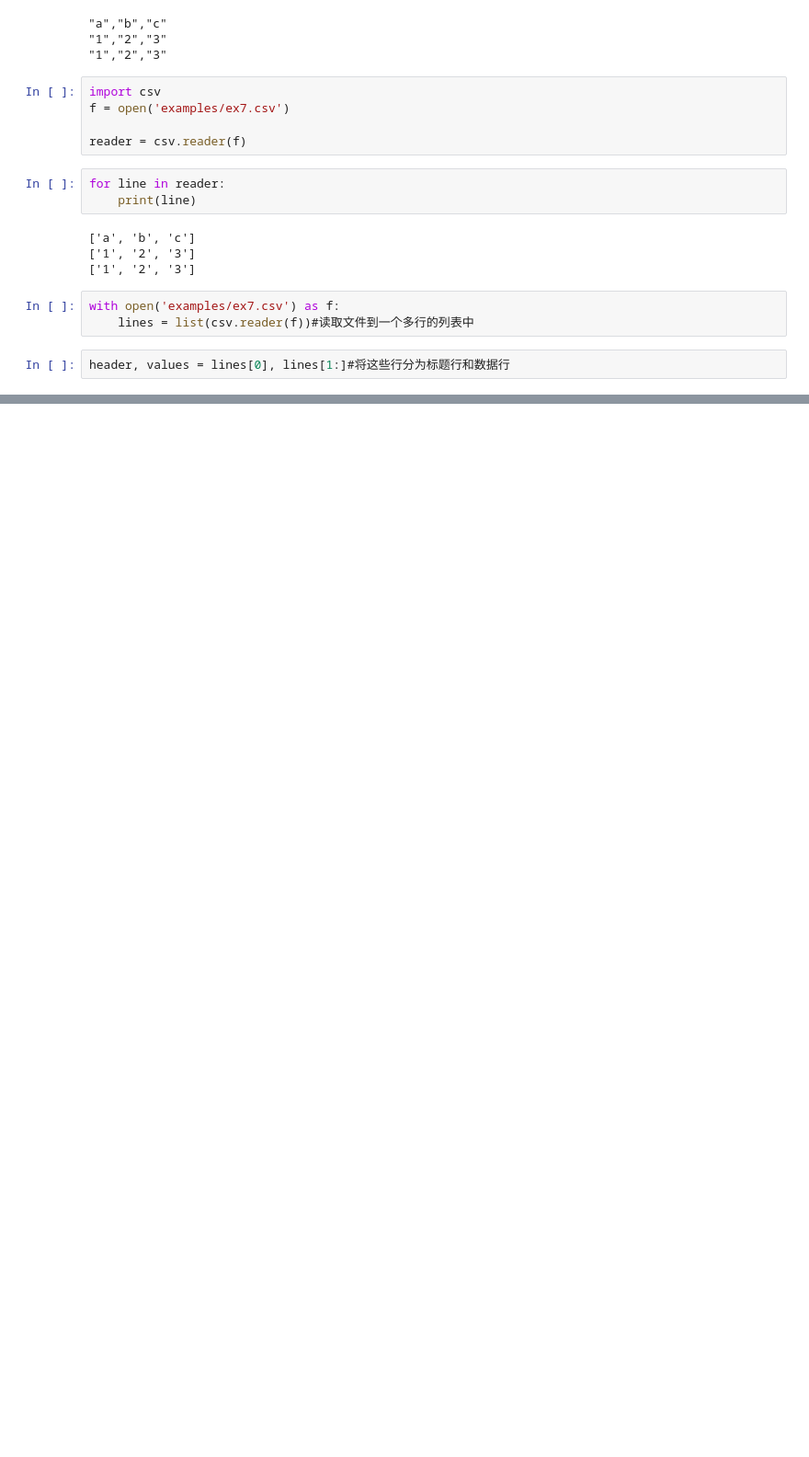
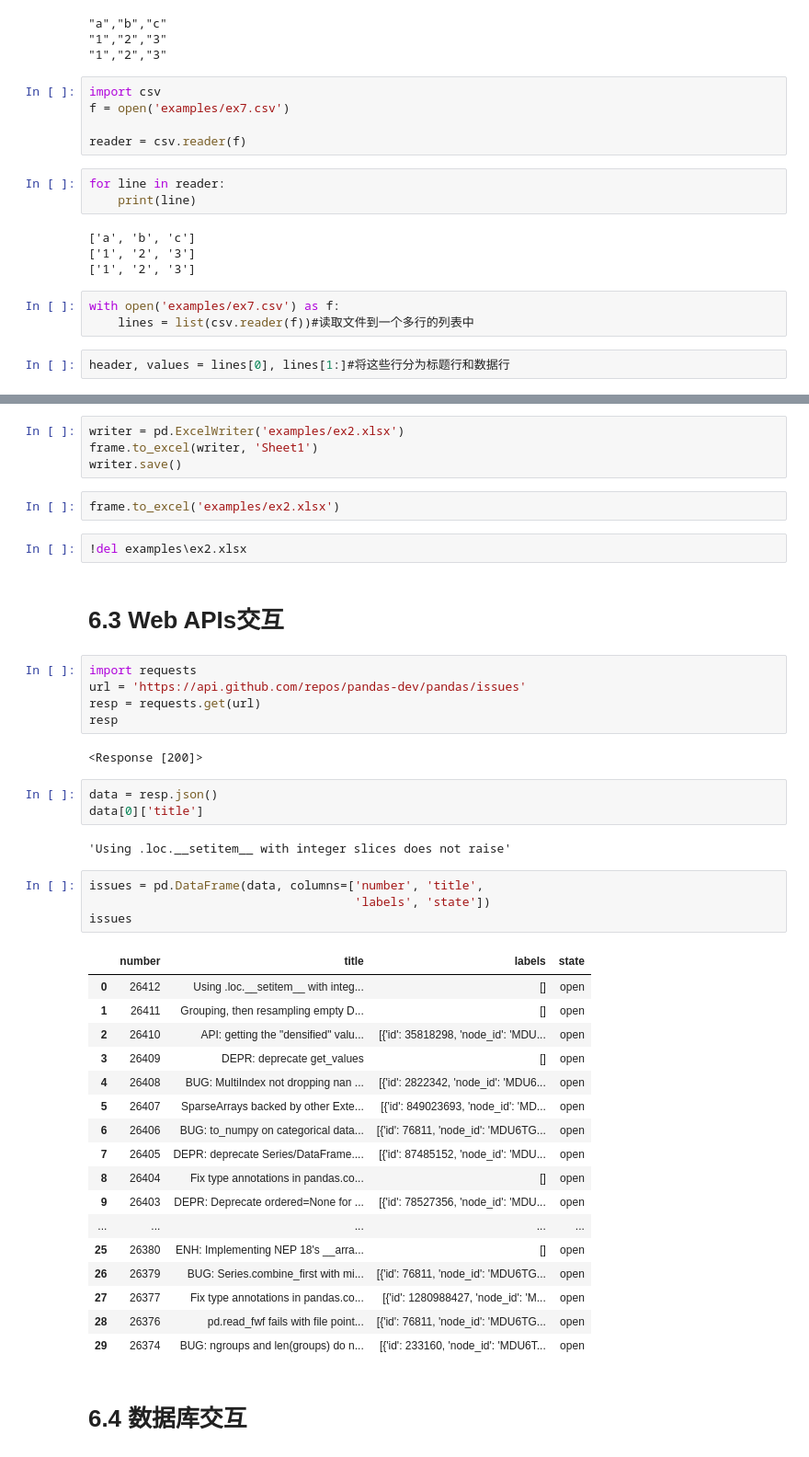
Before and after one commit to Hanryfeng/DataAnalysis, a Jupyter notebook: Chapter6.ipynb, the cells around one changed output, grey strips where cells are left out. Shown at 92% size. Cells and saved outputs as stored; diff of their text form; blank space fills up the shorter version.

```diff
--- a/Chapter6.ipynb
+++ b/Chapter6.ipynb
@@ -324,0 +541,46 @@ data_dict
+# %%
+writer = pd.ExcelWriter('examples/ex2.xlsx')
+frame.to_excel(writer, 'Sheet1')
+writer.save()
+# %%
+frame.to_excel('examples/ex2.xlsx')
+# %%
+!del examples\ex2.xlsx
+# %% [markdown]
+# 6.3 Web APIs交互
+# %%
+import requests
+url = 'https://api.github.com/repos/pandas-dev/pandas/issues'
+resp = requests.get(url)
+resp
+# %% [output]
+<Response [200]>
+# %%
+data = resp.json()
+data[0]['title']
+# %% [output]
+'Using .loc.__setitem__ with integer slices does not raise'
+# %%
+issues = pd.DataFrame(data, columns=['number', 'title',
+                                     'labels', 'state'])
+issues
+# %% [output]
+|  | number | title | labels | state |
+| 0 | 26412 | Using .loc.__setitem__ with integ... | [] | open |
+| 1 | 26411 | Grouping, then resampling empty D... | [] | open |
+| 2 | 26410 | API: getting the "densified" valu... | [{'id': 35818298, 'node_id': 'MDU... | open |
+| 3 | 26409 | DEPR: deprecate get_values | [] | open |
+| 4 | 26408 | BUG: MultiIndex not dropping nan ... | [{'id': 2822342, 'node_id': 'MDU6... | open |
+| 5 | 26407 | SparseArrays backed by other Exte... | [{'id': 849023693, 'node_id': 'MD... | open |
+| 6 | 26406 | BUG: to_numpy on categorical data... | [{'id': 76811, 'node_id': 'MDU6TG... | open |
+| 7 | 26405 | DEPR: deprecate Series/DataFrame.... | [{'id': 87485152, 'node_id': 'MDU... | open |
+| 8 | 26404 | Fix type annotations in pandas.co... | [] | open |
+| 9 | 26403 | DEPR: Deprecate ordered=None for ... | [{'id': 78527356, 'node_id': 'MDU... | open |
+| ... | ... | ... | ... | ... |
+| 25 | 26380 | ENH: Implementing NEP 18's __arra... | [] | open |
+| 26 | 26379 | BUG: Series.combine_first with mi... | [{'id': 76811, 'node_id': 'MDU6TG... | open |
+| 27 | 26377 | Fix type annotations in pandas.co... | [{'id': 1280988427, 'node_id': 'M... | open |
+| 28 | 26376 | pd.read_fwf fails with file point... | [{'id': 76811, 'node_id': 'MDU6TG... | open |
+| 29 | 26374 | BUG: ngroups and len(groups) do n... | [{'id': 233160, 'node_id': 'MDU6T... | open |
+# %% [markdown]
+# 6.4 数据库交互
```
Also changed, not shown: parts of 43 cells of this notebook.
